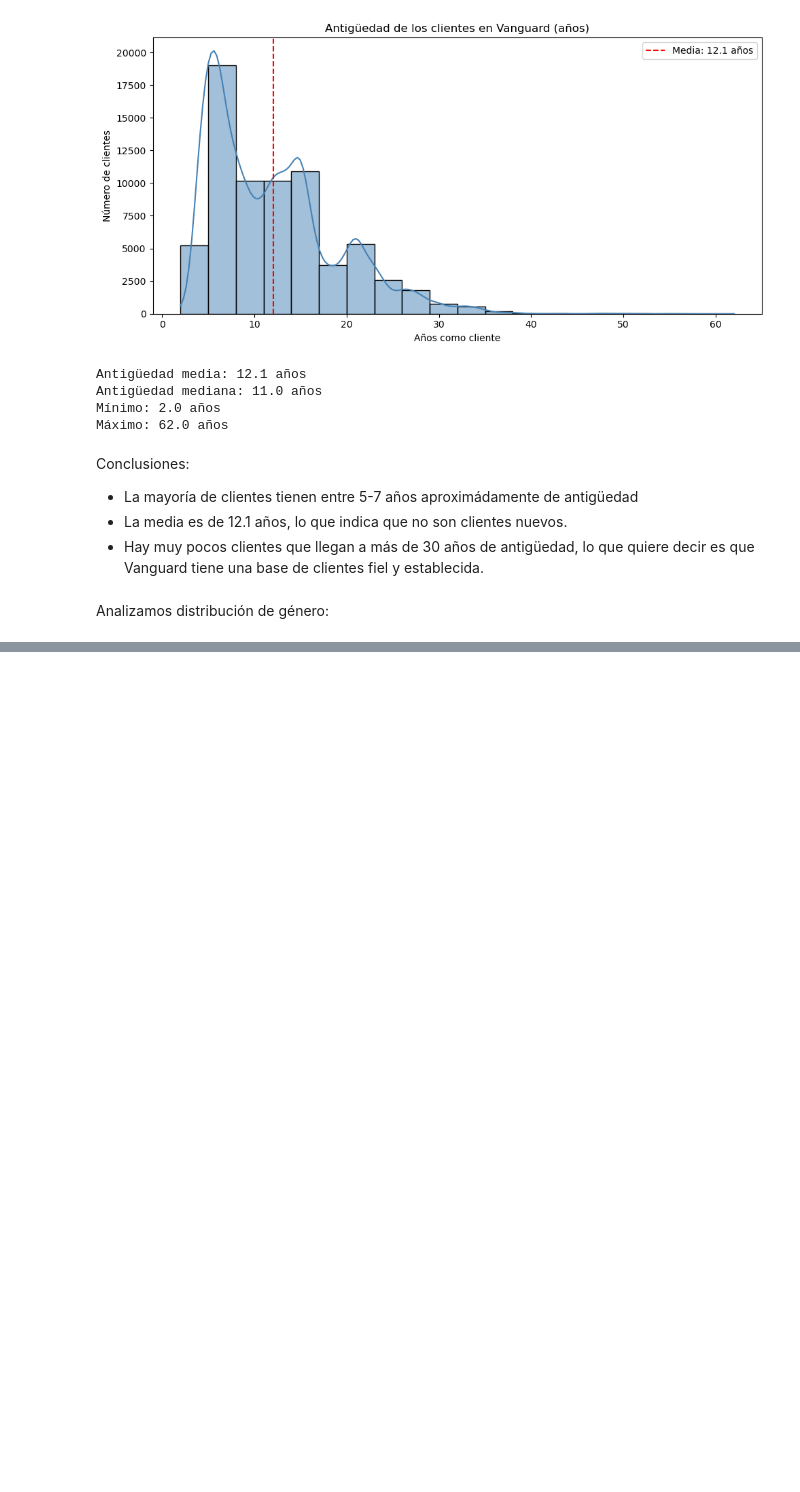
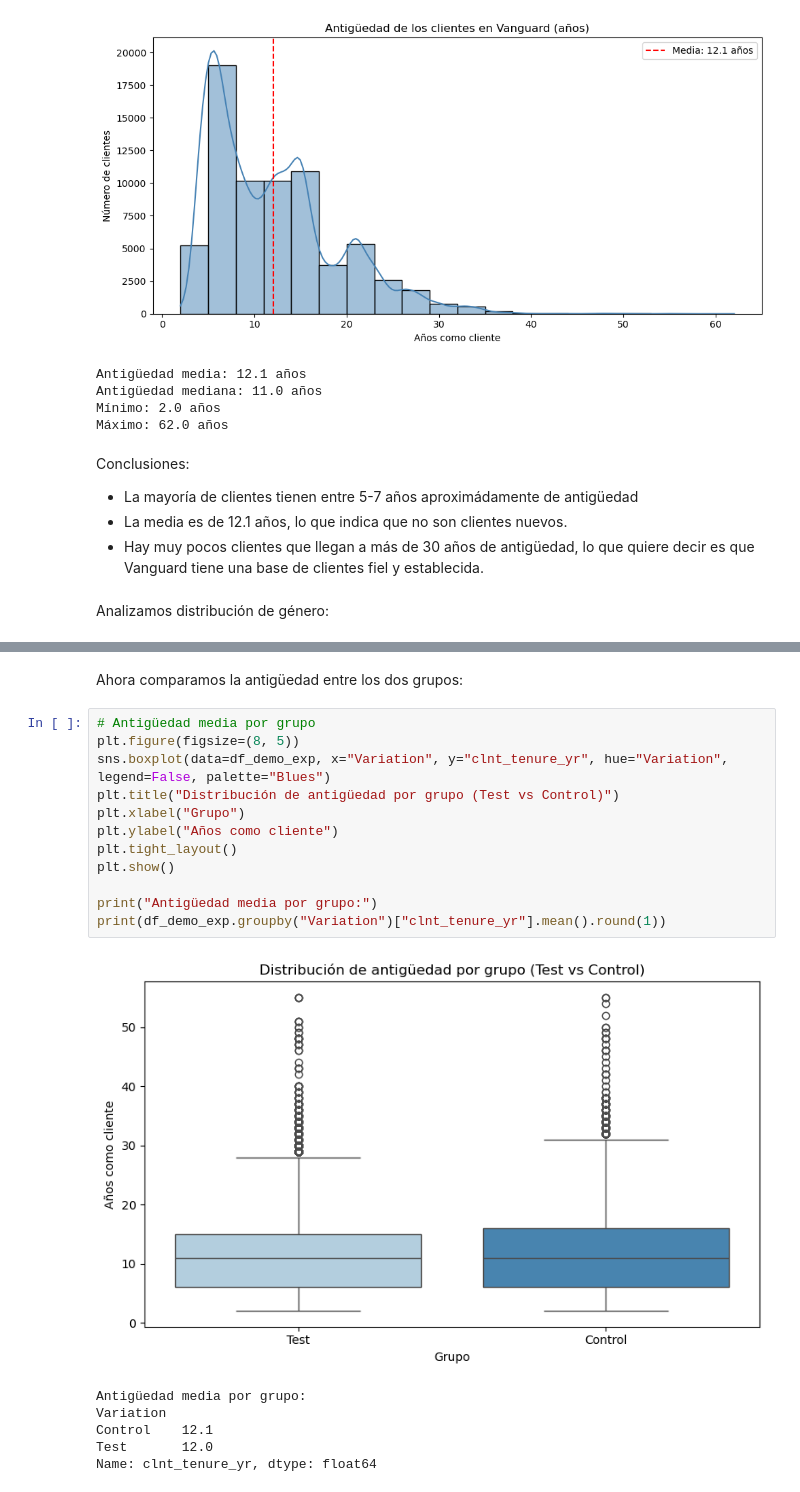
Before and after one commit to erikajcd08/Projecto-2-Vanguard-ab-test, a Jupyter notebook: notebooks/03_client_analysis.ipynb, the cells around one changed output, grey strips where cells are left out. Saved outputs shown, nothing was run; the diff lists cells and outputs as text; blank space fills up the shorter version.

```diff
--- a/notebooks/03_client_analysis.ipynb
+++ b/notebooks/03_client_analysis.ipynb
@@ -118,0 +213,21 @@ Name: proportion, dtype: float64
+# %% [markdown]
+Ahora comparamos la  antigüedad entre los dos grupos:
+# %%
+# Antigüedad media por grupo
+plt.figure(figsize=(8, 5))
+sns.boxplot(data=df_demo_exp, x="Variation", y="clnt_tenure_yr", hue="Variation", legend=False, palette="Blues")
+plt.title("Distribución de antigüedad por grupo (Test vs Control)")
+plt.xlabel("Grupo")
+plt.ylabel("Años como cliente")
+plt.tight_layout()
+plt.show()
+
+print("Antigüedad media por grupo:")
+print(df_demo_exp.groupby("Variation")["clnt_tenure_yr"].mean().round(1))
+# %% [output]
+[figure, added]
+Antigüedad media por grupo:
+Variation
+Control    12.1
+Test       12.0
+Name: clnt_tenure_yr, dtype: float64
```
Also changed, not shown: parts of 17 cells of this notebook, 1 other file.
